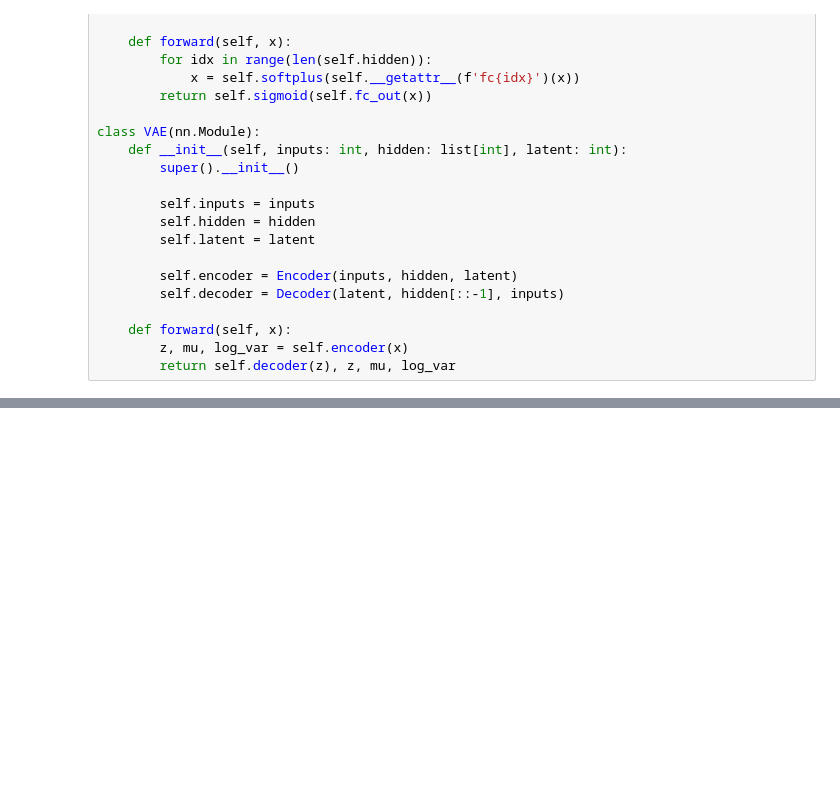
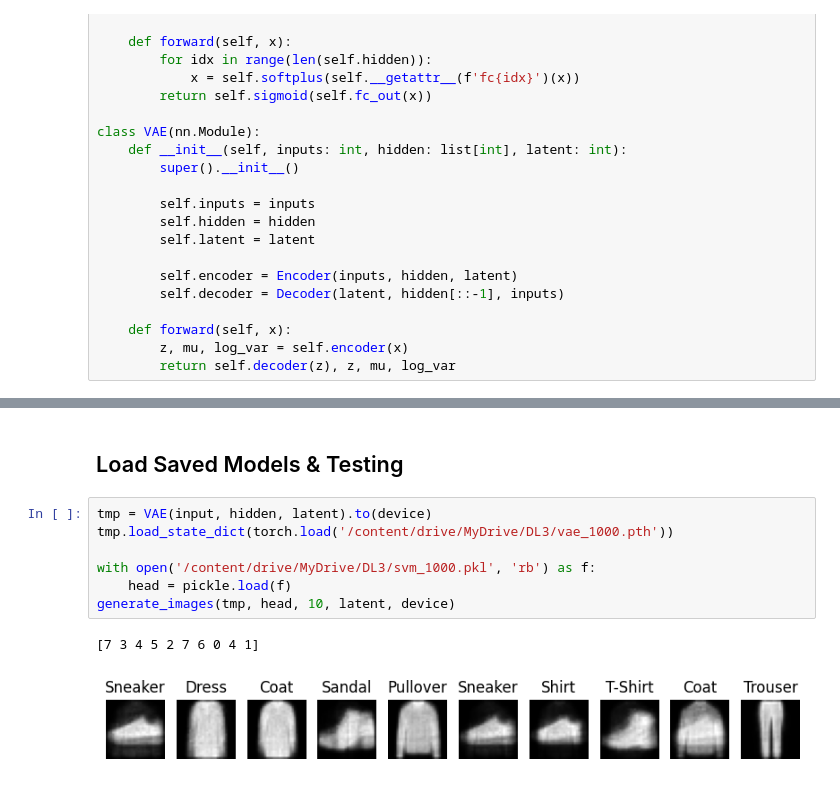
Before and after one commit to mitkrieg/dl-assignment-3, a Jupyter notebook: vae_svm.ipynb, the cells around one changed output, grey strips where cells are left out. Drawn from its saved outputs; the diff is of its cells as text; blank space fills up the shorter version.

```diff
--- a/vae_svm.ipynb
+++ b/vae_svm.ipynb
@@ -462,0 +480,12 @@ generate_images(vae, num_images, latent_dim, device)
+# %% [markdown]
+## Load Saved Models & Testing
+# %%
+tmp = VAE(input, hidden, latent).to(device)
+tmp.load_state_dict(torch.load('/content/drive/MyDrive/DL3/vae_1000.pth'))
+
+with open('/content/drive/MyDrive/DL3/svm_1000.pkl', 'rb') as f:
+    head = pickle.load(f)
+generate_images(tmp, head, 10, latent, device)
+# %% [output]
+[7 3 4 5 2 7 6 0 4 1]
+[figure, added]
```
Also changed, not shown: parts of 12 cells of this notebook.
